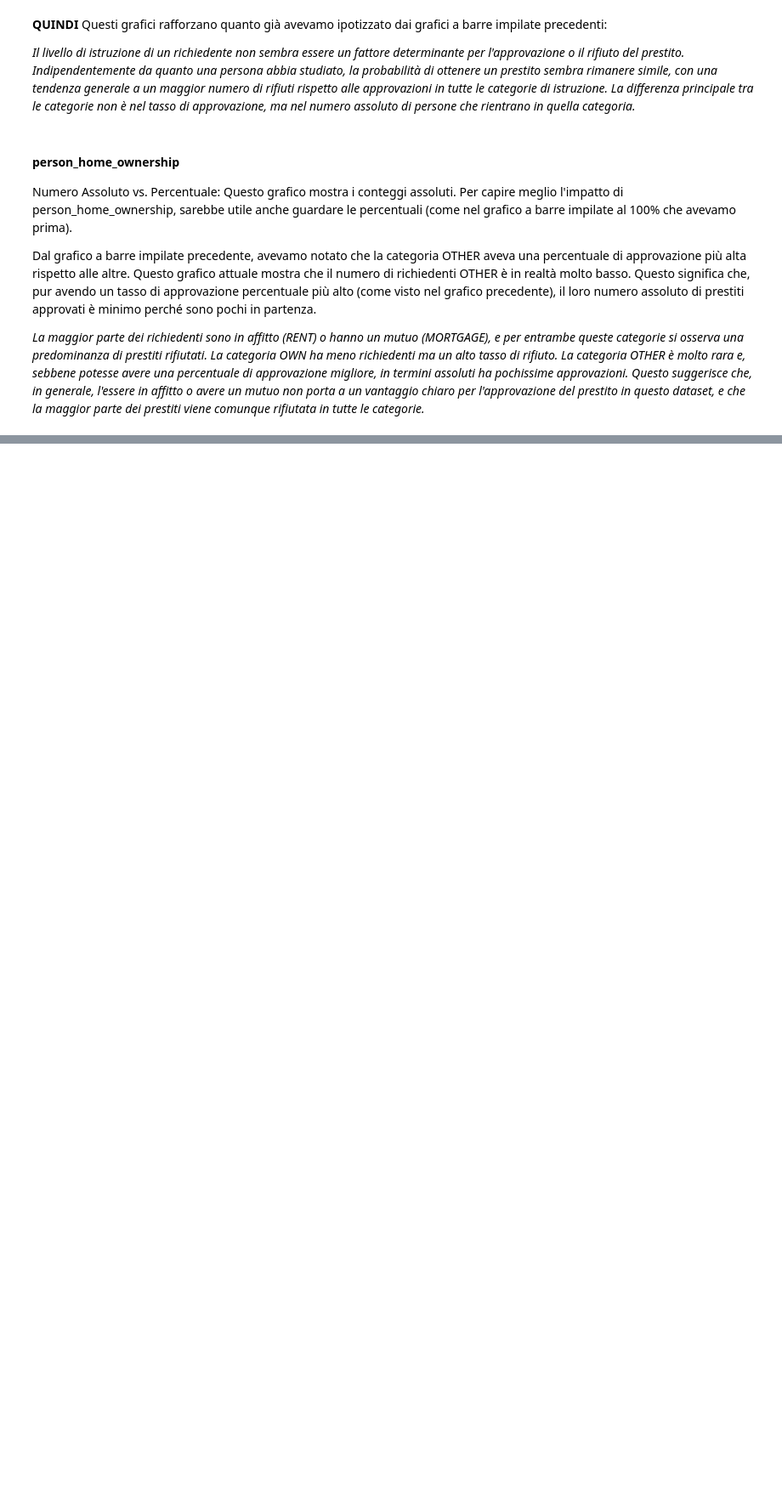
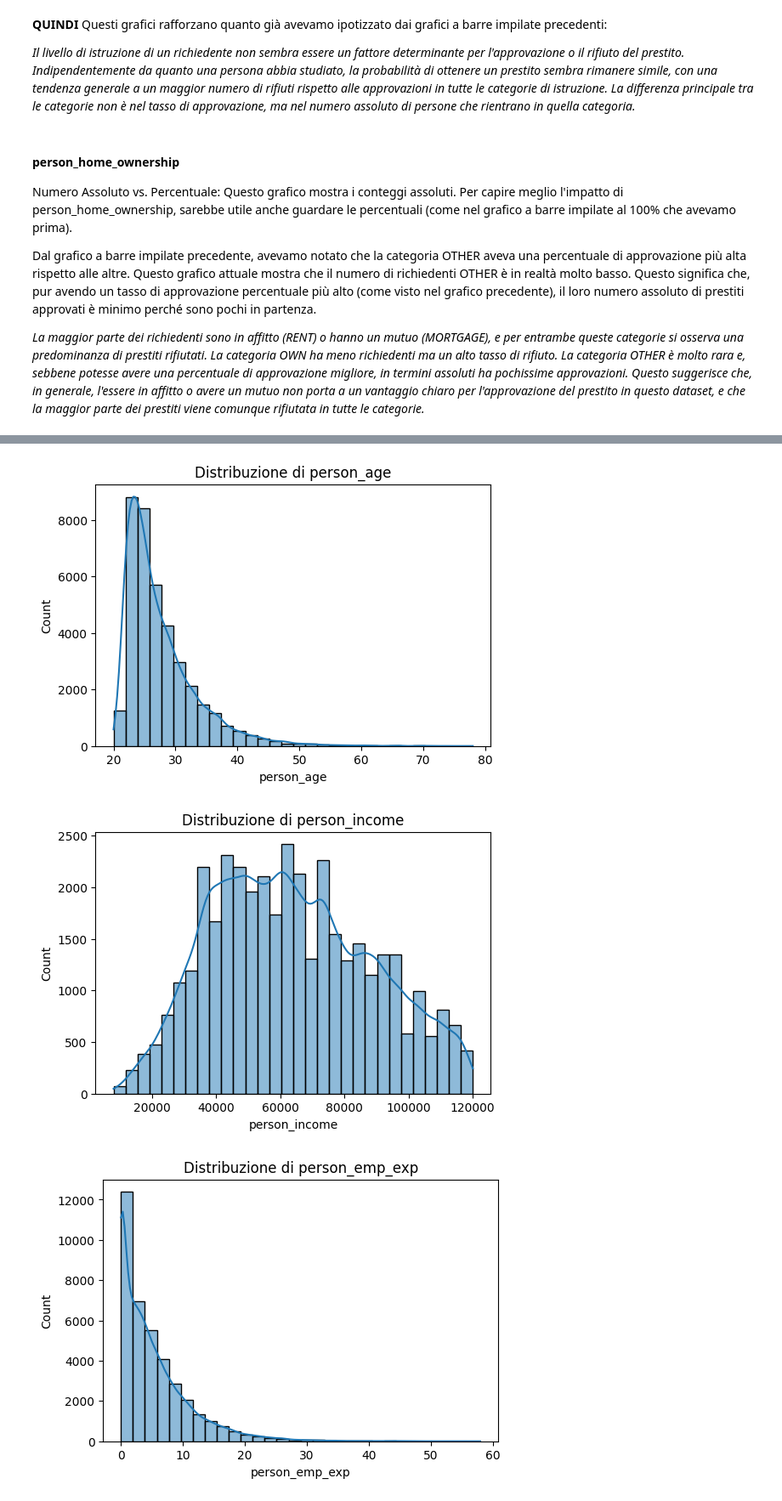
Before and after one commit to AleXcapo7/customer_scoring, a Jupyter notebook: EDA.ipynb, the cells around one changed output, grey strips where cells are left out. Shown at 85% size. Cells and saved outputs as stored; diff of their text form; code cells hidden in the pictures; blank space fills up the shorter version.

```diff
--- a/EDA.ipynb
+++ b/EDA.ipynb
@@ -478,0 +491,10 @@ Dal grafico a barre impilate precedente, avevamo notato che la categoria OTHER a
+# %%
+df = df_filtrato
+# %%
+Q1 = df['person_income'].quantile(0.25)
+Q3 = df['person_income'].quantile(0.75)
+IQR = Q3 - Q1
+min_person_income = Q1 - 1.5 * IQR
+max_person_income = Q1 + 1.5 * IQR
+print(min_person_income)
+print(max_person_income)
@@ -478,0 +504,5 @@ Dal grafico a barre impilate precedente, avevamo notato che la categoria OTHER a
+# %%
+# Filtraggio 'person_income'
+df = df[(df['person_income'] >= min_person_income) & (df['person_income']<= max_person_income)]
+
+df.describe()
@@ -478,0 +519,14 @@ Dal grafico a barre impilate precedente, avevamo notato che la categoria OTHER a
+# %%
+numeriche = ['person_age', 'person_income', 'person_emp_exp', 'loan_amnt',
+             'loan_int_rate', 'cb_person_cred_hist_length', 'credit_score']
+#in questo modo abbiamo creato una lista delle variabili numeriche e con il df filtrato andiamo ad inserirle in un ciclo for
+# che crea un istogramma per ogni variabile
+for col in numeriche:
+    plt.figure(figsize=(6,4))
+    sns.histplot(df[col], kde=True, bins=30)
+    plt.title(f"Distribuzione di {col}")
+    plt.show()
+# %% [output]
+[figure, added]
+[figure, added]
+[figure, added]
```
Also changed, not shown: parts of 23 cells of this notebook, 2 other files.
